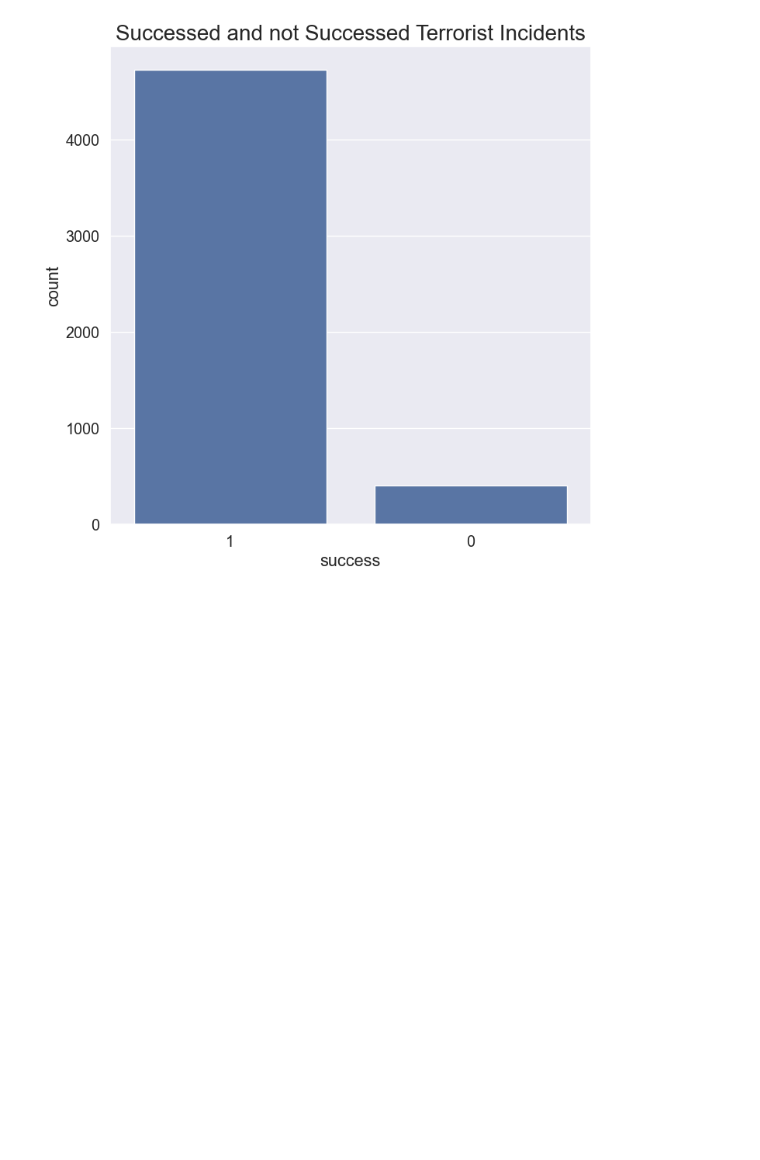
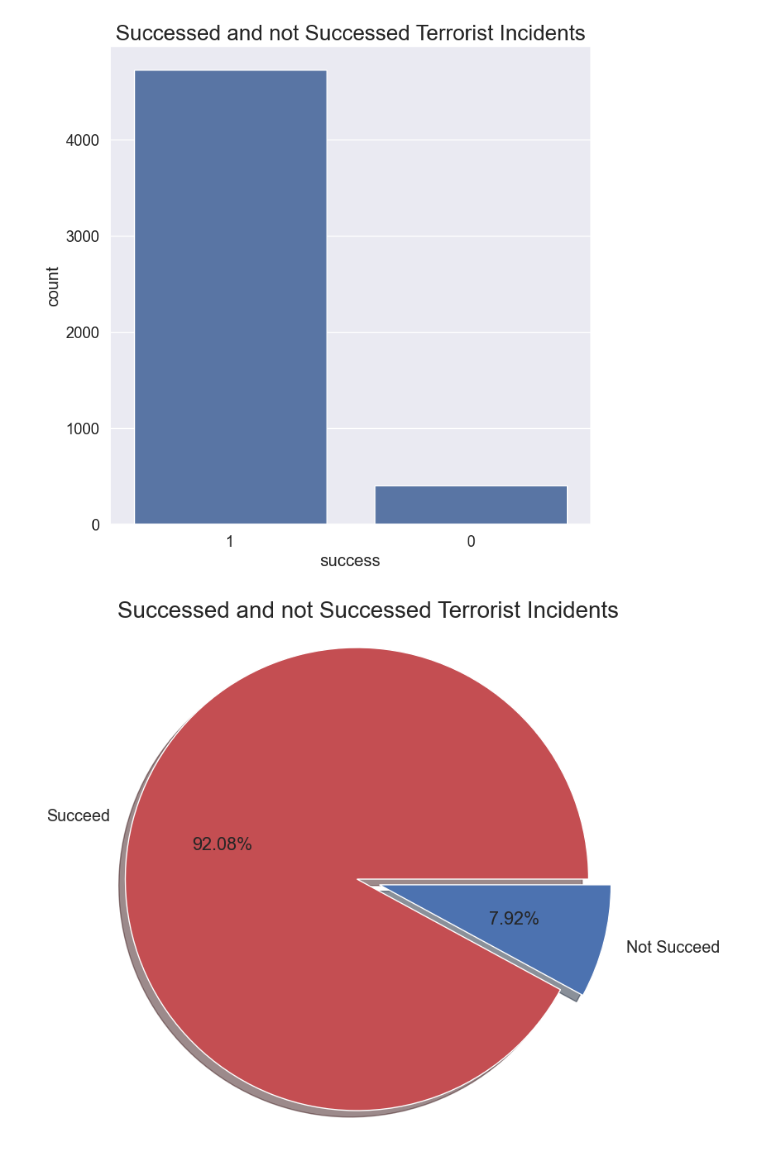
Before and after one commit to baafbass/Casptone_Project_For_SDG, a Jupyter notebook: Terrorism_attack.ipynb, the cells around one changed output. Saved outputs shown, nothing was run; the diff lists cells and outputs as text; code cells hidden in the pictures; blank space fills up the shorter version.

```diff
--- a/Terrorism_attack.ipynb
+++ b/Terrorism_attack.ipynb
@@ -249,3 +249,10 @@ plt.title('Successed and not Successed Terrorist Incidents',size=20)
 plt.show()
 # %% [output]
 [figure]
+# %%
+plt.pie(df['success'].value_counts(),labels=['Succeed','Not Succeed'],autopct='%1.2f%%',shadow=True,explode=[0,0.1],colors=['r','b'])
+plt.title("Successed and not Successed Terrorist Incidents",size="20")
+plt.axis('equal')
+plt.show()
+# %% [output]
+[figure, added]
```
Also changed, not shown: parts of 12 cells of this notebook.
